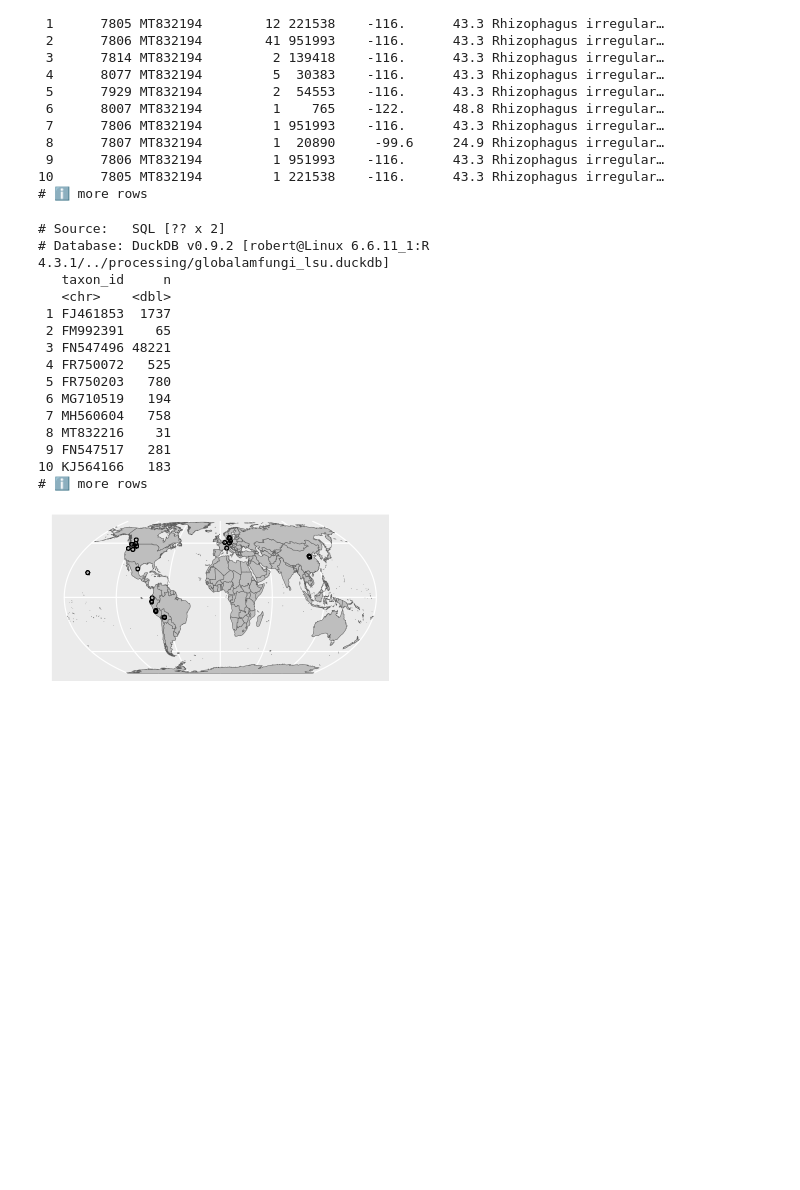
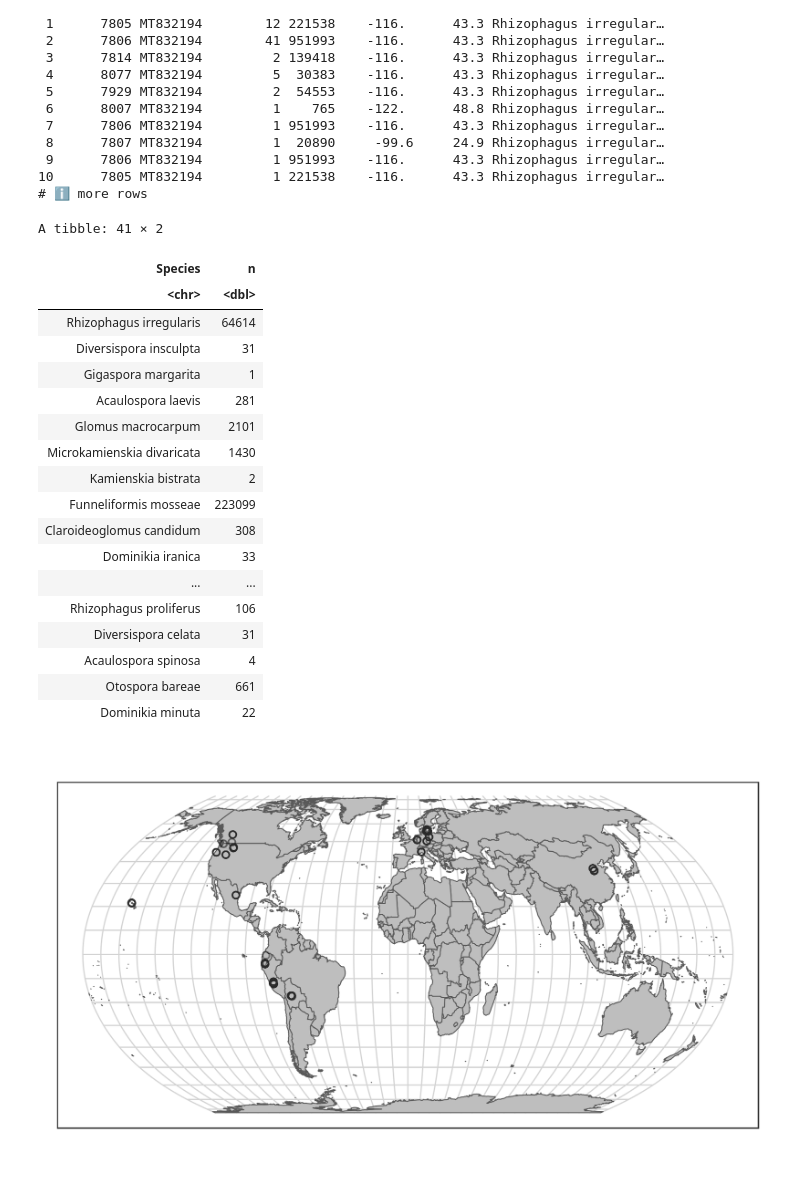
Before and after one commit to CU-ESIIL/biotic_niche_modeling, a Jupyter notebook: analysis/globalamfungi_analysis.ipynb, the cells around one changed output. Saved outputs shown, nothing was run; the diff lists cells and outputs as text; code cells hidden in the pictures; blank space fills up the shorter version.

Commit message:
Reverted to the default png device instead of svg. Made some improvements to plot visuals

```diff
--- a/analysis/globalamfungi_analysis.ipynb
+++ b/analysis/globalamfungi_analysis.ipynb
@@ -9,12 +9,28 @@ custom_palette <- c(
   "#D55E00", "#F0E442", "#999999", "#000000"
 )
 options(
-  device = "svg",
+  repr.plot.width = 6, repr.plot.height = 3.5, repr.plot.res = 300,
+  repr.plot.antialias = "subpixel",
   contrasts = c("contr.sum", "contr.poly"),
   ggplot2.discrete.fill = custom_palette,
-  ggplot2.discrete.colour = custom_palette,
-  repr.plot.width = 6, repr.plot.height = 3
+  ggplot2.discrete.colour = custom_palette
 )
+theme_set(
+  theme_bw() +
+    theme(
+      text = element_text(family = 'Open Sans'),
+      plot.title = element_text(face = "bold", hjust = 0.5),
+      legend.position = "top",
+      legend.direction = "horizontal",
+      legend.box = "vertical",
+      panel.grid.major.x = element_blank(),
+      panel.grid.minor = element_blank(),
+      strip.background = element_blank(),
+      axis.title = element_text(size = rel(1.1), face = "bold"),
+      axis.text = element_text(size = rel(1.1), face = "bold"),
+      strip.text = element_text(size = rel(1.1), face = "bold")
+    )
+)
 # %% [output]
 The following package(s) will be installed:
 - Cairo             [1.6-2]
@@ -81,37 +97,48 @@ inner_join(
 10      7805 MT832194         1 221538    -116.      43.3 Rhizophagus irregular…
 # ℹ more rows
 # %%
-count(tbl(con, "locations"), taxon_id)
+count(tbl(con, "locations"), Species) |> collect()
 world <- ne_countries(scale = "medium", returnclass = "sf")
-ggplot(
+p <- ggplot(
   data = tbl(con, "locations")
 ) +
   geom_sf(
-    data = world, fill="grey", show.legend = FALSE
+    data = world, fill = "grey", show.legend = FALSE
   ) +
   geom_point(
     aes(x = longitude, y = latitude),
-    shape = 21, color = "black", fill = NA, alpha = .5) +
+    shape = 21, color = "black", fill = NA, alpha = 0.01
+  ) +
   coord_sf(crs = "WGS84 +proj=eqearth", default_crs = "EPSG:4326") +
+  theme(
+    panel.grid = element_line(color = "lightgray", size = 0.25),
+  ) +
+  scale_x_continuous(breaks = seq(-180, 180, 10)) +
+  scale_y_continuous(breaks = seq(-90, 90, 10)) +
   labs(
     x = element_blank(), y = element_blank()
   )
+suppressWarnings(print(p))
 # %% [output]
-# Source:   SQL [?? x 2]
-# Database: DuckDB v0.9.2 [robert@Linux 6.6.11_1:R 4.3.1/../processing/globalamfungi_lsu.duckdb]
-   taxon_id     n
-   <chr>    <dbl>
- 1 FJ461853  1737
- 2 FM992391    65
- 3 FN547496 48221
- 4 FR750072   525
- 5 FR750203   780
- 6 MG710519   194
- 7 MH560604   758
- 8 MT832216    31
- 9 FN547517   281
-10 KJ564166   183
-# ℹ more rows
+A tibble: 41 × 2
+| Species | n |
+| <chr> | <dbl> |
+| Rhizophagus irregularis | 64614 |
+| Diversispora insculpta | 31 |
+| Gigaspora margarita | 1 |
+| Acaulospora laevis | 281 |
+| Glomus macrocarpum | 2101 |
+| Microkamienskia divaricata | 1430 |
+| Kamienskia bistrata | 2 |
+| Funneliformis mosseae | 223099 |
+| Claroideoglomus candidum | 308 |
+| Dominikia iranica | 33 |
+| ... | ... |
+| Rhizophagus proliferus | 106 |
+| Diversispora celata | 31 |
+| Acaulospora spinosa | 4 |
+| Otospora bareae | 661 |
+| Dominikia minuta | 22 |
-[figure, old version]
+[figure, new version]
 # %%
 dbDisconnect(con, shutdown = TRUE)
```
Also changed, not shown: parts of 1 cell of this notebook, 1 other file.
